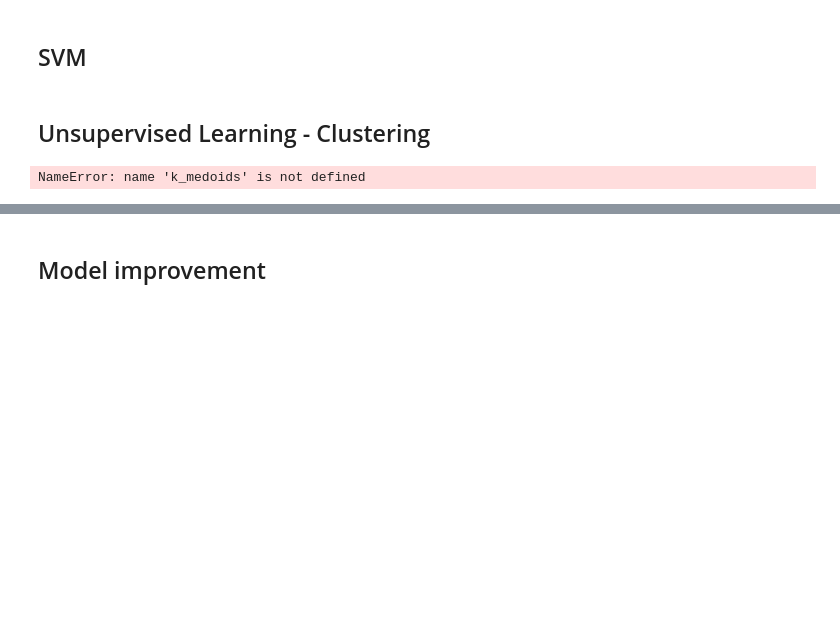
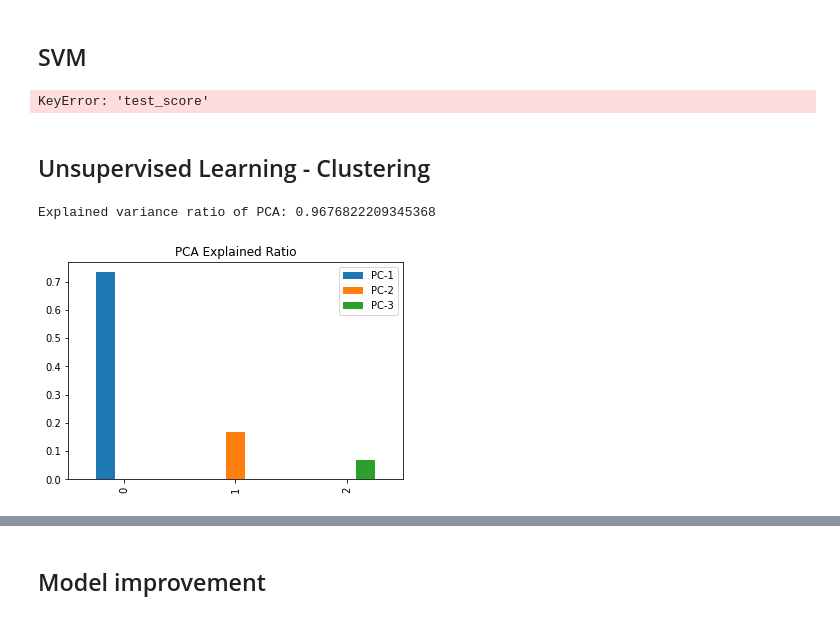
Before and after one commit to BarGanor/ml_project, a Jupyter notebook: project_part_2.ipynb, the cells around one changed output, grey strips where cells are left out. Drawn from its saved outputs; the diff is of its cells as text; code cells hidden in the pictures; blank space fills up the shorter version.

```diff
--- a/project_part_2.ipynb
+++ b/project_part_2.ipynb
@@ -189,2 +186,8 @@ NameError: name 'MLPClassifier' is not defined
+# %%
+from sklearn.svm import SVC
+svm_model= SVC(C=1, kernel='linear',decision_function_shape='ovo', random_state=42, probability=True)
+train_model_by_kfold(data, svm_model)
+# %% [output]
+KeyError: 'test_score'
 # %% [markdown]
 ## Unsupervised Learning - Clustering
@@ -193,7 +194,10 @@ data
-# %%
-from model_training_functions.clustering import best_cluster
-
-model = KMedoids(n_clusters=3, random_state=42)
-k_medoids.fit(data)
-# %% [output]
-NameError: name 'k_medoids' is not defined
+# %%
+import seaborn as sns
+
+model = KMedoids(n_clusters=3, random_state=42)
+model.fit(data.drop('target', axis=1))
+data['cluster'] = model.predict(data.drop('target', axis=1))
+data = reduce_dimensionality(data)
+# %% [output]
+Explained variance ratio of PCA: 0.9676822209345368
+[figure, added]
```
Also changed, not shown: parts of 4 cells of this notebook, 2 other files.
